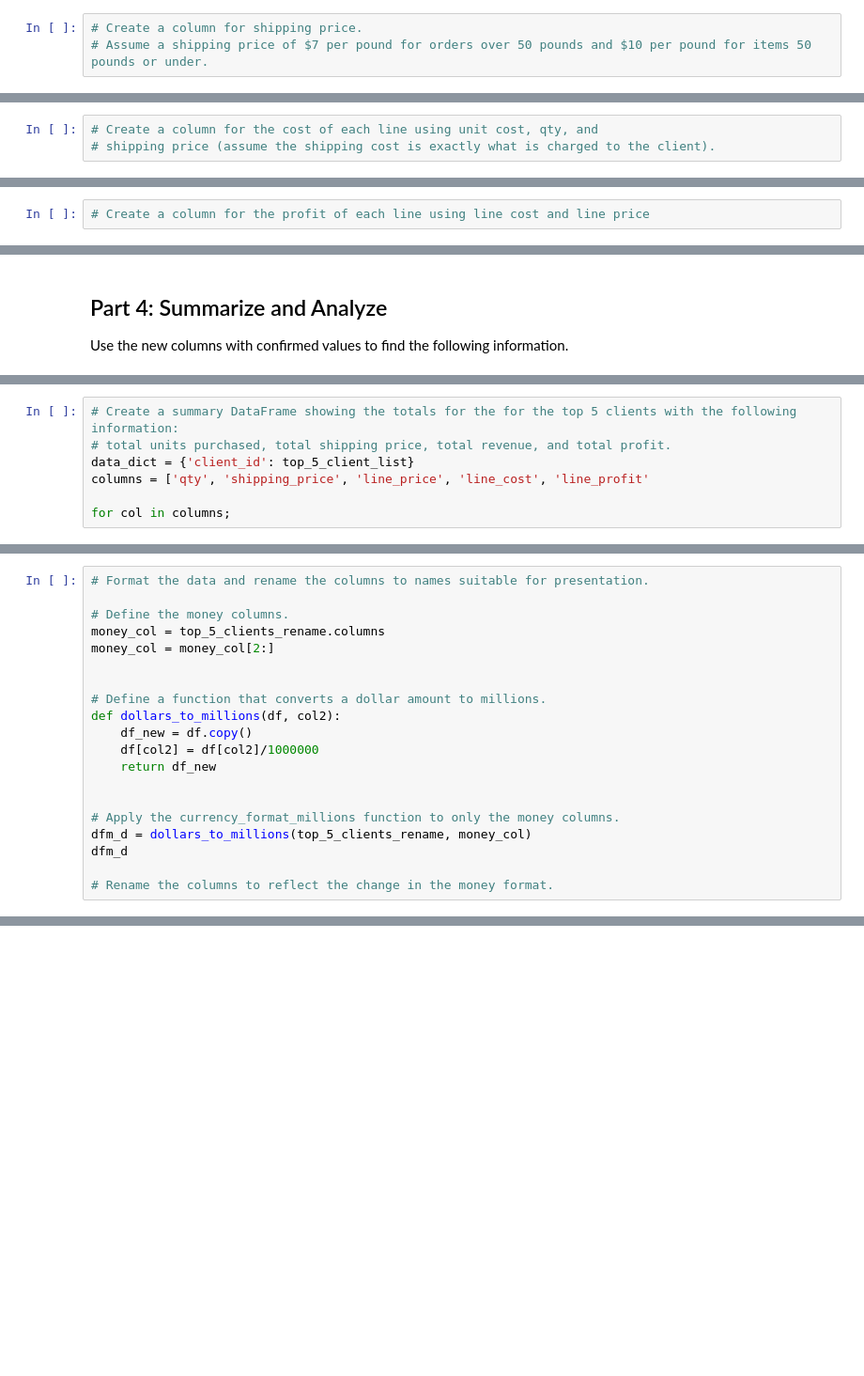
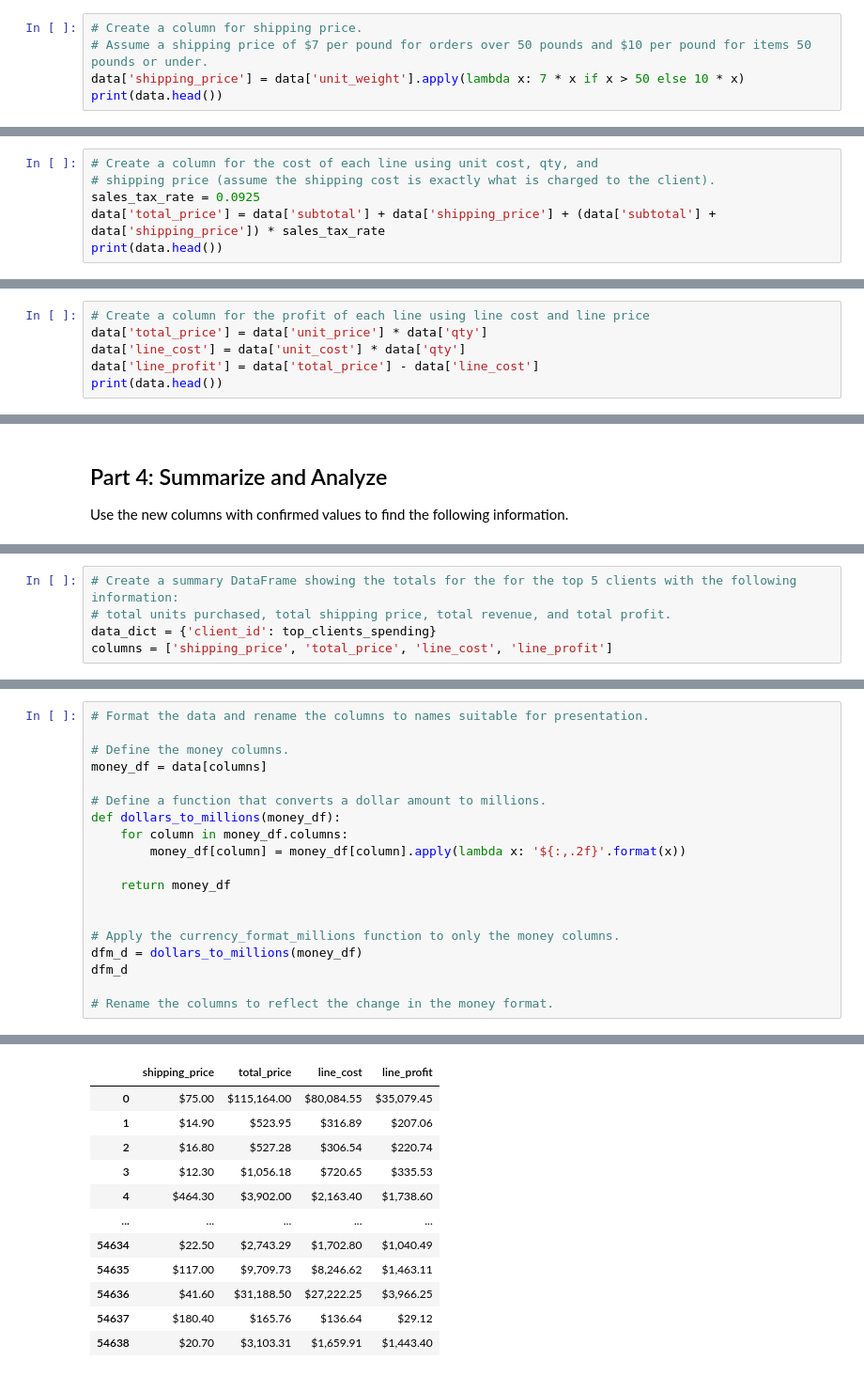
Before and after one commit to 68kevlar/pandas-challenge-1, a Jupyter notebook: wholesale_data_analysis_starter_code.ipynb, the cells around one changed output, grey strips where cells are left out. Shown: that part at 94% size. Cells and saved outputs as stored; diff of their text form; blank space fills up the shorter version.

```diff
--- a/wholesale_data_analysis_starter_code.ipynb
+++ b/wholesale_data_analysis_starter_code.ipynb
@@ -109,4 +144,6 @@ Do we know that this client spent the more money than client 66037? If not, how
 # %%
 # Create a column for shipping price.
 # Assume a shipping price of $7 per pound for orders over 50 pounds and $10 per pound for items 50 pounds or under.
+data['shipping_price'] = data['unit_weight'].apply(lambda x: 7 * x if x > 50 else 10 * x)
+print(data.head())
 # %% [output]
@@ -124,4 +169,7 @@ Do we know that this client spent the more money than client 66037? If not, how
 # %%
 # Create a column for the cost of each line using unit cost, qty, and
 # shipping price (assume the shipping cost is exactly what is charged to the client).
+sales_tax_rate = 0.0925
+data['total_price'] = data['subtotal'] + data['shipping_price'] + (data['subtotal'] + data['shipping_price']) * sales_tax_rate
+print(data.head())
 # %% [output]
@@ -133,3 +193,7 @@ Do we know that this client spent the more money than client 66037? If not, how
 # %%
 # Create a column for the profit of each line using line cost and line price
+data['total_price'] = data['unit_price'] * data['qty']
+data['line_cost'] = data['unit_cost'] * data['qty']
+data['line_profit'] = data['total_price'] - data['line_cost']
+print(data.head())
 # %% [output]
@@ -175,7 +264,5 @@ SyntaxError: closing parenthesis ')' does not match opening parenthesis '[' (210
 # %%
 # Create a summary DataFrame showing the totals for the for the top 5 clients with the following information:
 # total units purchased, total shipping price, total revenue, and total profit.
-data_dict = {'client_id': top_5_client_list}
-columns = ['qty', 'shipping_price', 'line_price', 'line_cost', 'line_profit'
-
-for col in columns;
+data_dict = {'client_id': top_clients_spending}
+columns = ['shipping_price', 'total_price', 'line_cost', 'line_profit']
@@ -190,19 +270,18 @@ for col in columns;
 # Format the data and rename the columns to names suitable for presentation.
 
 # Define the money columns.
-money_col = top_5_clients_rename.columns
-money_col = money_col[2:]
-
+money_df = data[columns]
 
 # Define a function that converts a dollar amount to millions.
-def dollars_to_millions(df, col2):
-    df_new = df.copy()
-    df[col2] = df[col2]/1000000
-    return df_new
+def dollars_to_millions(money_df):
+    for column in money_df.columns:
+        money_df[column] = money_df[column].apply(lambda x: '${:,.2f}'.format(x))
+
+    return money_df
 
 
 # Apply the currency_format_millions function to only the money columns.
-dfm_d = dollars_to_millions(top_5_clients_rename, money_col)
+dfm_d = dollars_to_millions(money_df)
 dfm_d
 
 # Rename the columns to reflect the change in the money format.
@@ -210,0 +294,12 @@ NameError: name 'top_5_clients_rename' is not defined
+|  | shipping_price | total_price | line_cost | line_profit |
+| 0 | $75.00 | $115,164.00 | $80,084.55 | $35,079.45 |
+| 1 | $14.90 | $523.95 | $316.89 | $207.06 |
+| 2 | $16.80 | $527.28 | $306.54 | $220.74 |
+| 3 | $12.30 | $1,056.18 | $720.65 | $335.53 |
+| 4 | $464.30 | $3,902.00 | $2,163.40 | $1,738.60 |
+| ... | ... | ... | ... | ... |
+| 54634 | $22.50 | $2,743.29 | $1,702.80 | $1,040.49 |
+| 54635 | $117.00 | $9,709.73 | $8,246.62 | $1,463.11 |
+| 54636 | $41.60 | $31,188.50 | $27,222.25 | $3,966.25 |
+| 54637 | $180.40 | $165.76 | $136.64 | $29.12 |
+| 54638 | $20.70 | $3,103.31 | $1,659.91 | $1,443.40 |
```
Also changed, not shown: parts of 19 cells of this notebook, 1 other file.
